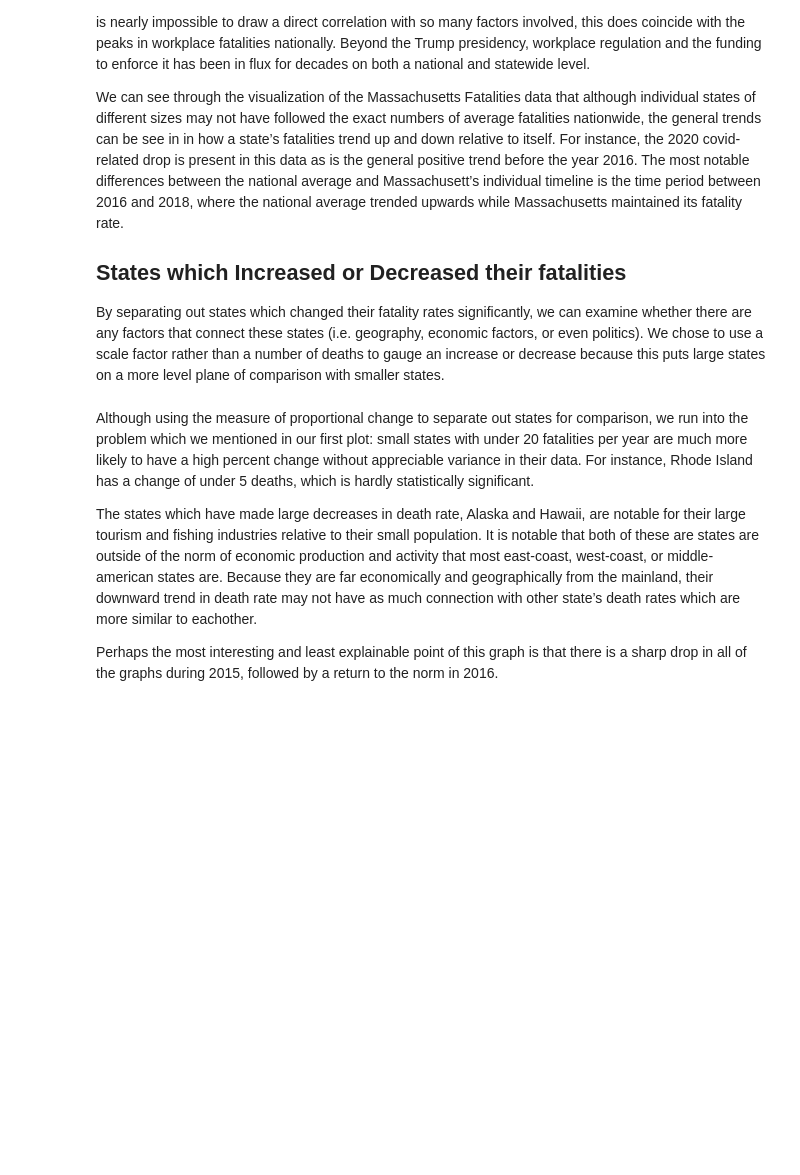
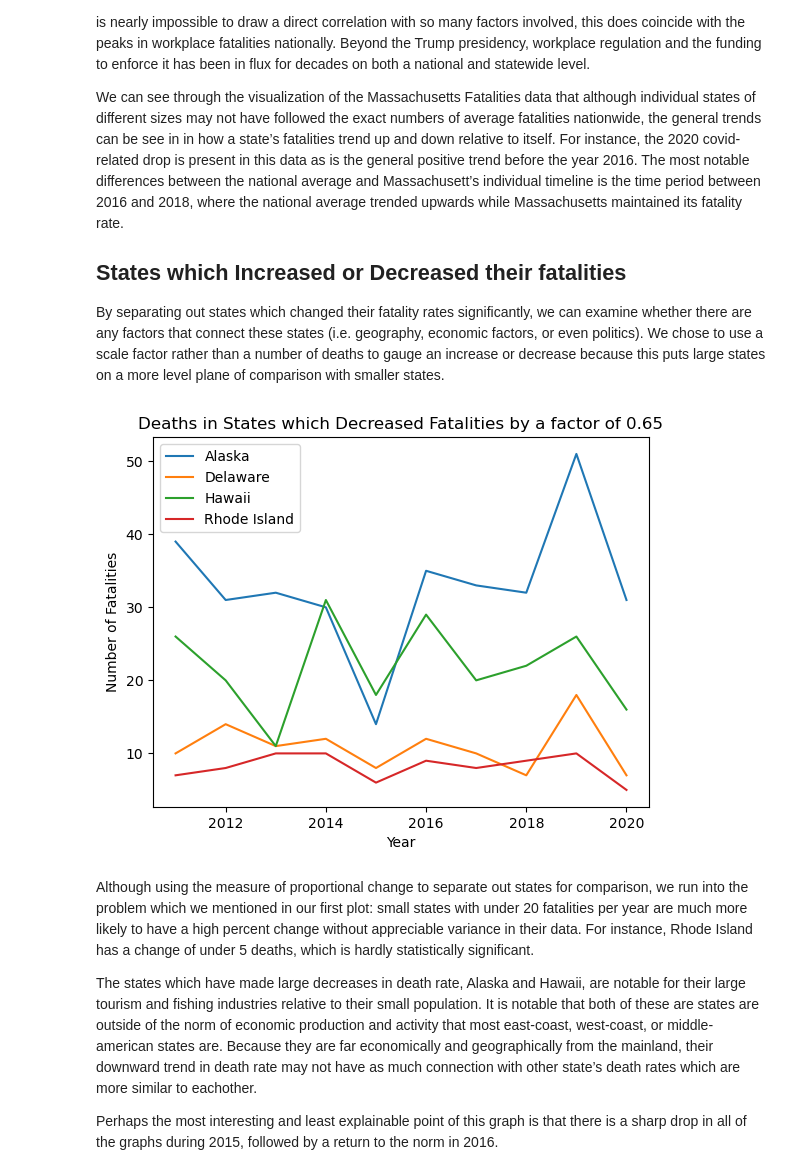
Before and after one commit to olincollege/US-Labor-Data-and-Mental-Health-Outcomes, a Jupyter notebook: computational_essay.ipynb, the cells around one changed output. Cells and saved outputs as stored; diff of their text form; code cells hidden in the pictures; blank space fills up the shorter version.

Commit message:
Completed computational_essy and added data.csv
data file needed so API call isn't

```diff
--- a/computational_essay.ipynb
+++ b/computational_essay.ipynb
@@ -54,6 +55,10 @@ We can see through the visualization of the Massachusetts Fatalities data that a
 ## States which Increased or Decreased their fatalities
 
 By separating out states which changed their fatality rates significantly, we can examine whether there are any factors that connect these states (i.e. geography, economic factors, or even politics). We chose to use a scale factor rather than a number of deaths to gauge an increase or decrease because this puts large states on a more level plane of comparison with smaller states.
+# %%
+visuals.plot_beyond_change_threshold_data(csv_data, .65)
+# %% [output]
+[figure, added]
 # %% [markdown]
 Although using the measure of proportional change to separate out states for comparison, we run into the problem which we mentioned in our first plot: small states with under 20 fatalities per year are much more likely to have a high percent change without appreciable variance in their data. For instance, Rhode Island has a change of under 5 deaths, which is hardly statistically significant.
 
```
Also changed, not shown: parts of 3 cells of this notebook, 1 other file.
